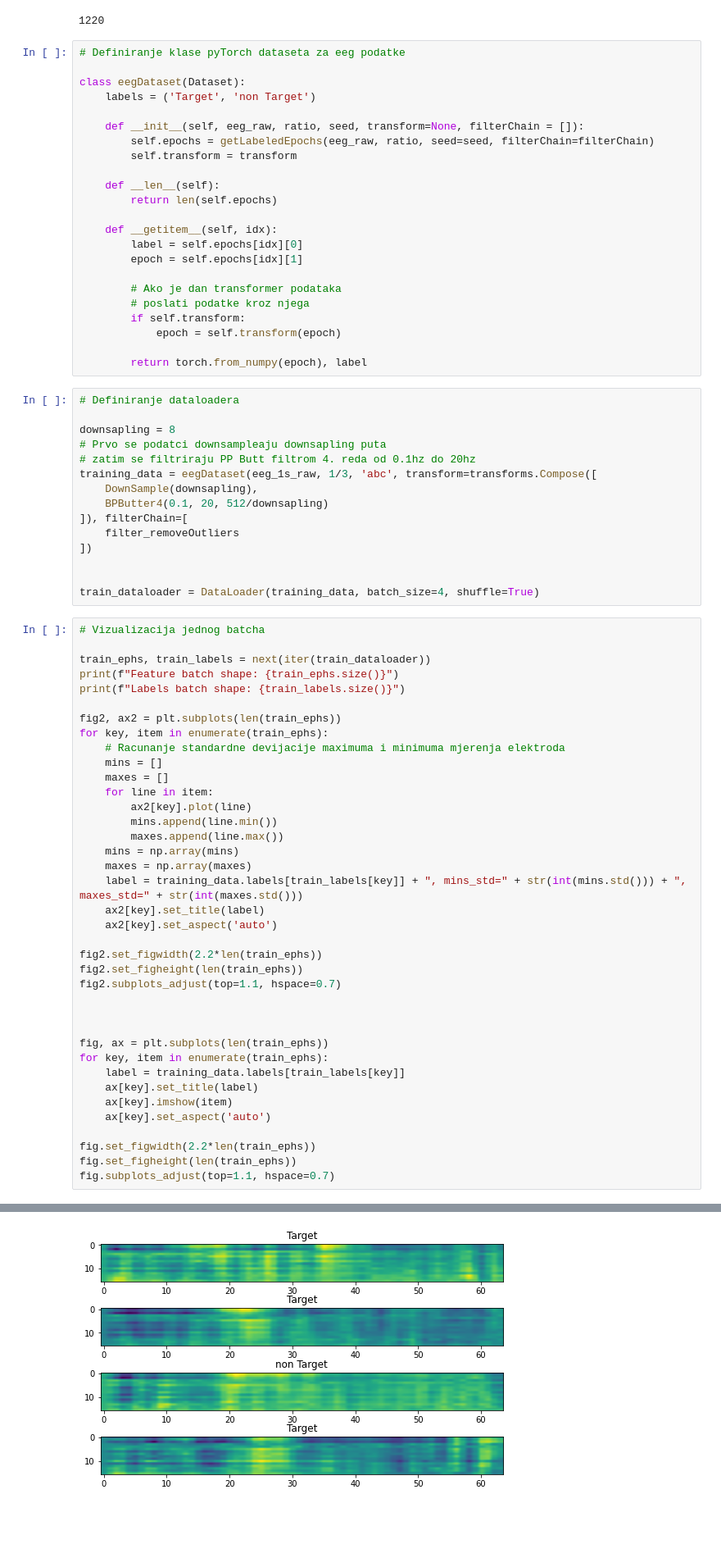
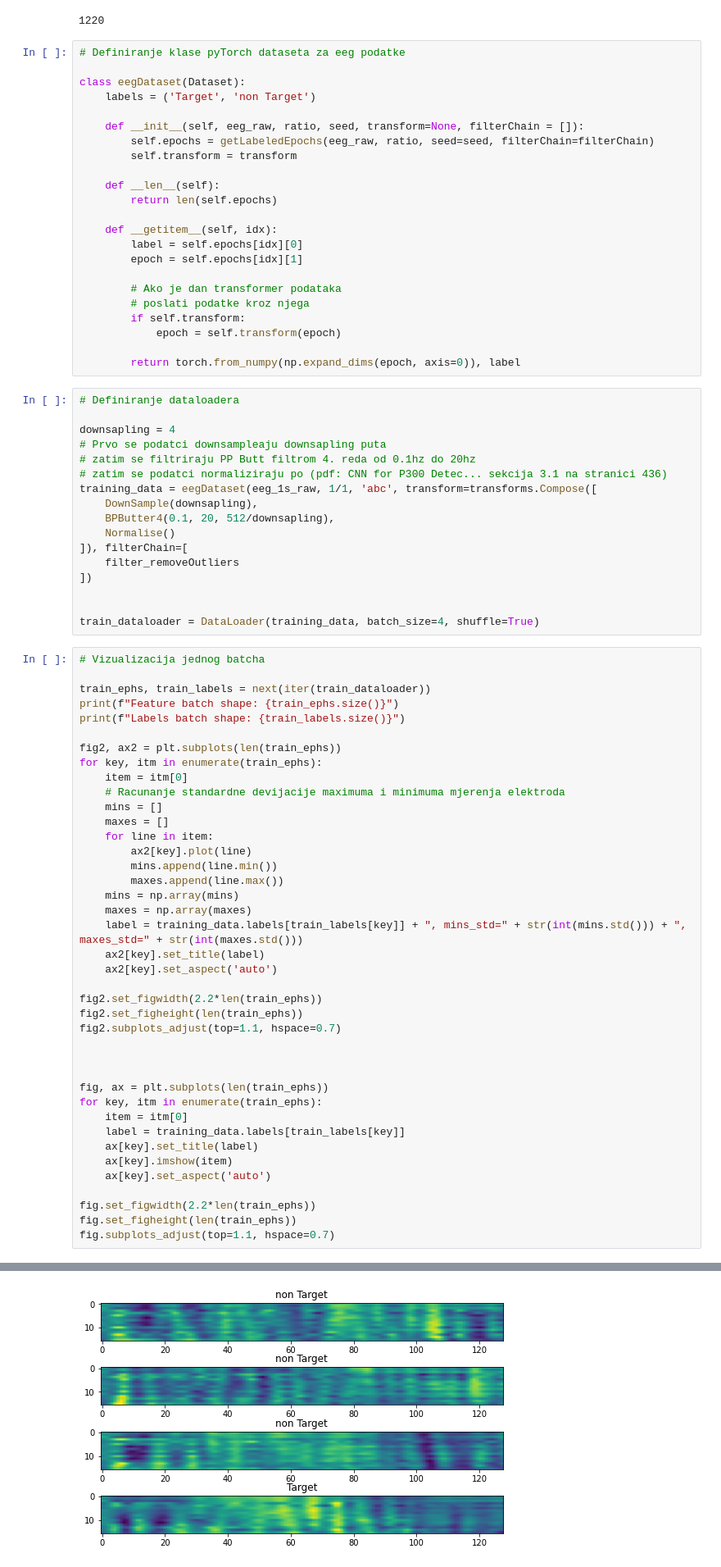
Before and after one commit to Rlesjak/instrumentacija_eeg_nn, a Jupyter notebook: loadData.ipynb, the cells around one changed output, grey strips where cells are left out. Shown: that part at 82% size. Cells and saved outputs as stored; diff of their text form; blank space fills up the shorter version.

```diff
--- a/loadData.ipynb
+++ b/loadData.ipynb
@@ -39,16 +42,18 @@ class eegDataset(Dataset):
         if self.transform:
             epoch = self.transform(epoch)
 
-        return torch.from_numpy(epoch), label
+        return torch.from_numpy(np.expand_dims(epoch, axis=0)), label
 # %%
 # Definiranje dataloadera
 
-downsapling = 8
+downsapling = 4
 # Prvo se podatci downsampleaju downsapling puta
 # zatim se filtriraju PP Butt filtrom 4. reda od 0.1hz do 20hz
-training_data = eegDataset(eeg_1s_raw, 1/3, 'abc', transform=transforms.Compose([
+# zatim se podatci normaliziraju po (pdf: CNN for P300 Detec... sekcija 3.1 na stranici 436)
+training_data = eegDataset(eeg_1s_raw, 1/1, 'abc', transform=transforms.Compose([
     DownSample(downsapling),
-    BPButter4(0.1, 20, 512/downsapling)
+    BPButter4(0.1, 20, 512/downsapling),
+    Normalise()
 ]), filterChain=[
     filter_removeOutliers
 ])
@@ -63,7 +68,8 @@ print(f"Feature batch shape: {train_ephs.size()}")
 print(f"Labels batch shape: {train_labels.size()}")
 
 fig2, ax2 = plt.subplots(len(train_ephs))
-for key, item in enumerate(train_ephs):
+for key, itm in enumerate(train_ephs):
+    item = itm[0]
     # Racunanje standardne devijacije maximuma i minimuma mjerenja elektroda
     mins = []
     maxes = []
@@ -84,7 +90,8 @@ fig2.subplots_adjust(top=1.1, hspace=0.7)
 
 
 fig, ax = plt.subplots(len(train_ephs))
-for key, item in enumerate(train_ephs):
+for key, itm in enumerate(train_ephs):
+    item = itm[0]
     label = training_data.labels[train_labels[key]]
     ax[key].set_title(label)
     ax[key].imshow(item)
@@ -100 +107 @@ Labels batch shape: torch.Size([4])
-[figure, old version]
+[figure, new version]
```
Also changed, not shown: parts of 5 cells of this notebook.
